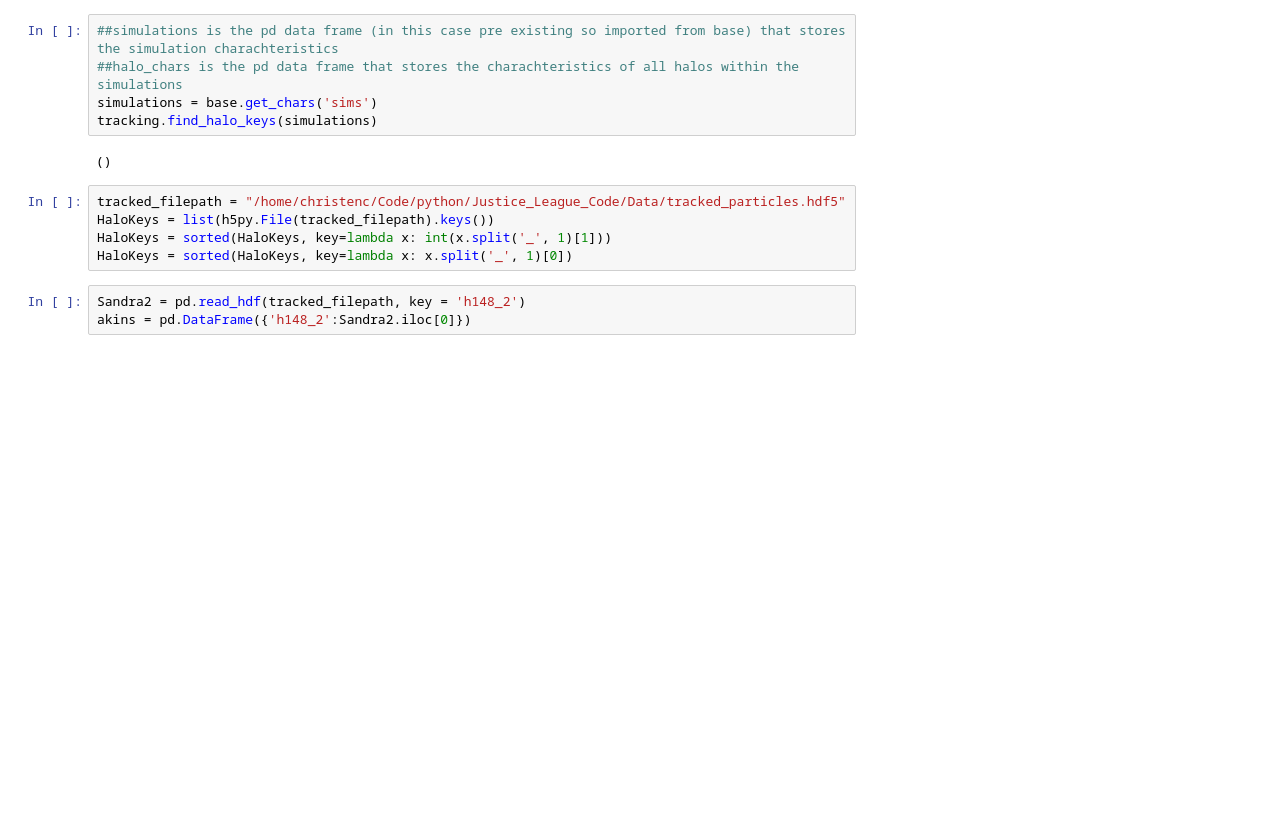
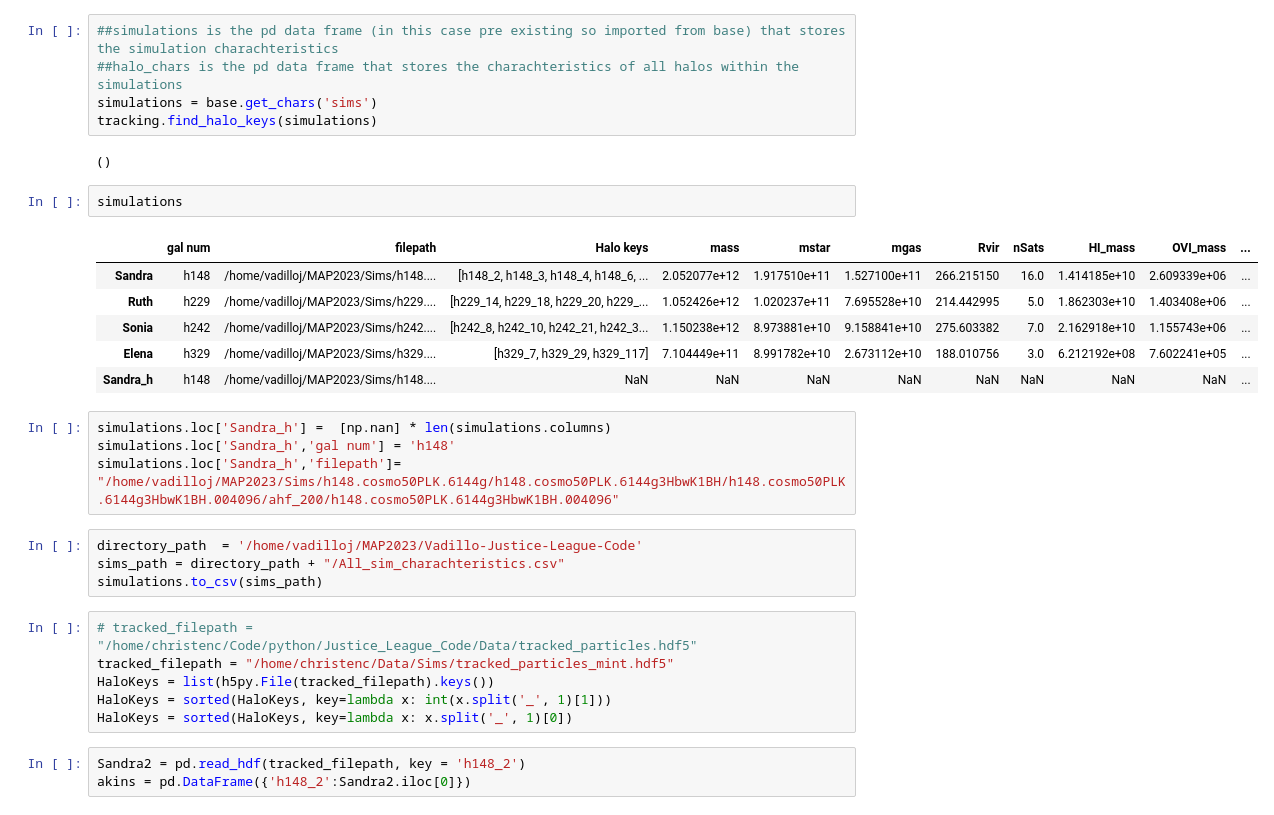
Before and after one commit to J-vadillo/Vadillo-Justice-League-Code, a Jupyter notebook: Satellite-Data-c/get_charachteristics.ipynb, the cells around one changed output. Saved outputs shown, nothing was run; the diff lists cells and outputs as text; blank space fills up the shorter version.

```diff
--- a/Satellite-Data-c/get_charachteristics.ipynb
+++ b/Satellite-Data-c/get_charachteristics.ipynb
@@ -24,8 +24,26 @@ simulations = base.get_chars('sims')
 tracking.find_halo_keys(simulations)
 # %% [output]
 ()
+# %%
+simulations
+# %% [output]
+|  | gal num | filepath | Halo keys | mass | mstar | mgas | Rvir | nSats | HI_mass | OVI_mass | ... |
+| Sandra | h148 | /home/vadilloj/MAP2023/Sims/h148.... | [h148_2, h148_3, h148_4, h148_6, ... | 2.052077e+12 | 1.917510e+11 | 1.527100e+11 | 266.215150 | 16.0 | 1.414185e+10 | 2.609339e+06 | ... |
+| Ruth | h229 | /home/vadilloj/MAP2023/Sims/h229.... | [h229_14, h229_18, h229_20, h229_... | 1.052426e+12 | 1.020237e+11 | 7.695528e+10 | 214.442995 | 5.0 | 1.862303e+10 | 1.403408e+06 | ... |
+| Sonia | h242 | /home/vadilloj/MAP2023/Sims/h242.... | [h242_8, h242_10, h242_21, h242_3... | 1.150238e+12 | 8.973881e+10 | 9.158841e+10 | 275.603382 | 7.0 | 2.162918e+10 | 1.155743e+06 | ... |
+| Elena | h329 | /home/vadilloj/MAP2023/Sims/h329.... | [h329_7, h329_29, h329_117] | 7.104449e+11 | 8.991782e+10 | 2.673112e+10 | 188.010756 | 3.0 | 6.212192e+08 | 7.602241e+05 | ... |
+| Sandra_h | h148 | /home/vadilloj/MAP2023/Sims/h148.... | NaN | NaN | NaN | NaN | NaN | NaN | NaN | NaN | ... |
+# %%
+simulations.loc['Sandra_h'] =  [np.nan] * len(simulations.columns)
+simulations.loc['Sandra_h','gal num'] = 'h148'
+simulations.loc['Sandra_h','filepath']= "/home/vadilloj/MAP2023/Sims/h148.cosmo50PLK.6144g/h148.cosmo50PLK.6144g3HbwK1BH/h148.cosmo50PLK.6144g3HbwK1BH.004096/ahf_200/h148.cosmo50PLK.6144g3HbwK1BH.004096"
+# %%
+directory_path  = '/home/vadilloj/MAP2023/Vadillo-Justice-League-Code'
+sims_path = directory_path + "/All_sim_charachteristics.csv"
+simulations.to_csv(sims_path)
 # %%
-tracked_filepath = "/home/christenc/Code/python/Justice_League_Code/Data/tracked_particles.hdf5"
+# tracked_filepath = "/home/christenc/Code/python/Justice_League_Code/Data/tracked_particles.hdf5"
+tracked_filepath = "/home/christenc/Data/Sims/tracked_particles_mint.hdf5"
 HaloKeys = list(h5py.File(tracked_filepath).keys())
 HaloKeys = sorted(HaloKeys, key=lambda x: int(x.split('_', 1)[1]))
 HaloKeys = sorted(HaloKeys, key=lambda x: x.split('_', 1)[0])
```
Also changed, not shown: parts of 2 cells of this notebook, 11 other files.
